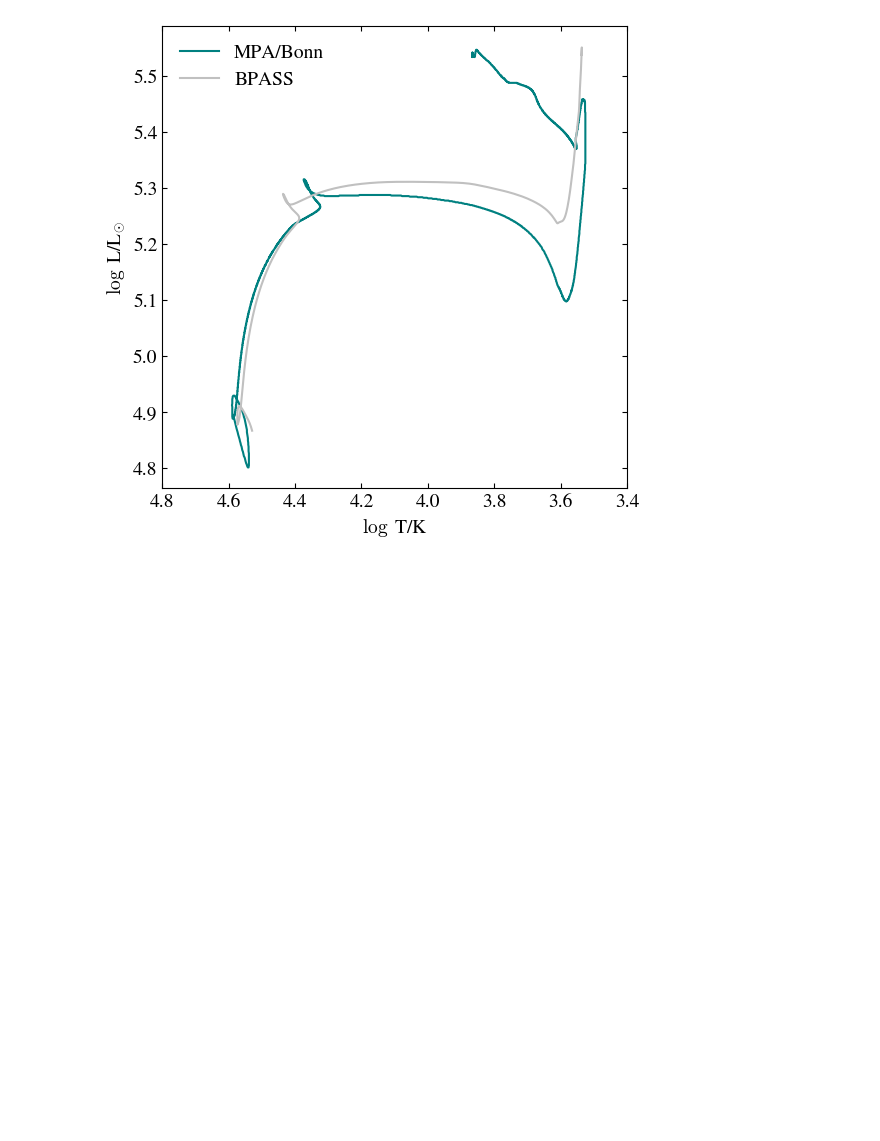
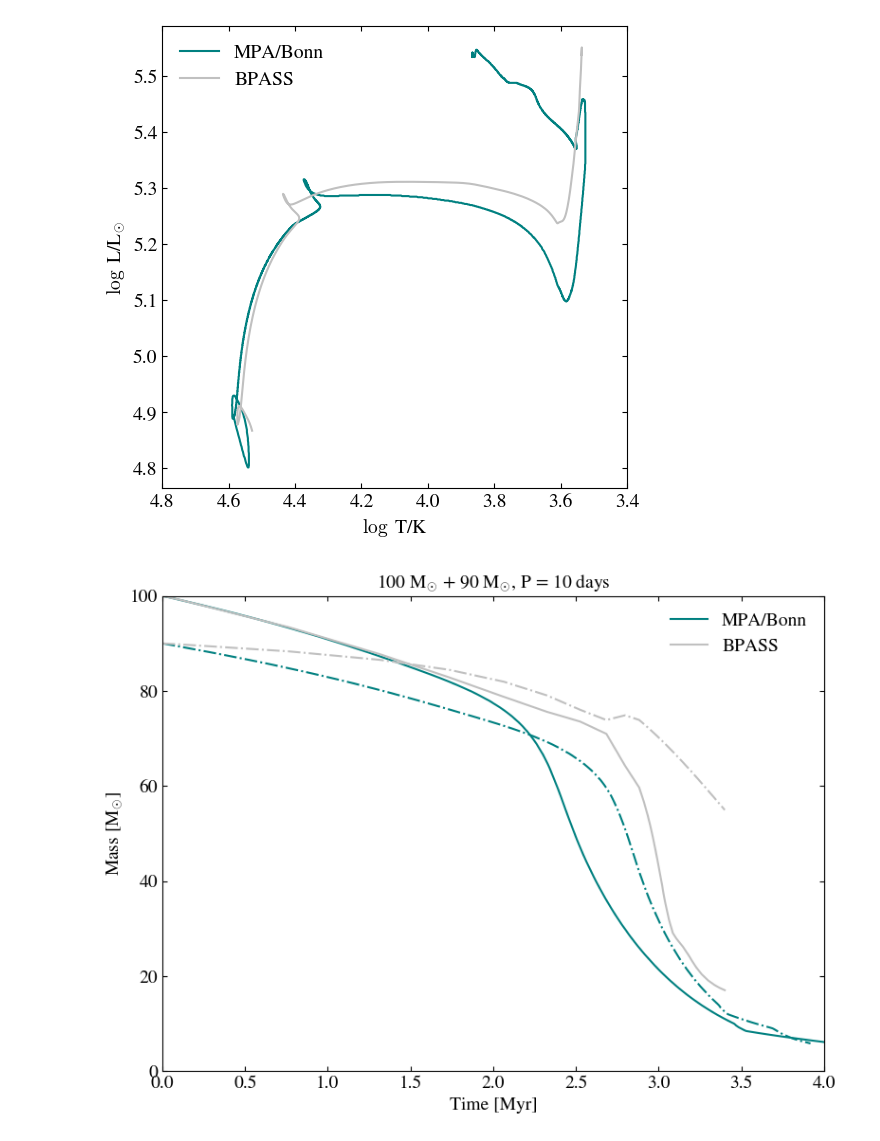
Before and after one commit to arsenal-popsynth/arsenal_gear, a Jupyter notebook: paper_plots.ipynb, the cells around one changed output. Saved outputs shown, nothing was run; the diff lists cells and outputs as text; code cells hidden in the pictures; blank space fills up the shorter version.

Commit message:
Add converter for binary MPA/Bonn models

```diff
--- a/paper_plots.ipynb
+++ b/paper_plots.ipynb
@@ -169,3 +169,28 @@ plt.legend(frameon=False, fontsize=14)
 plt.show()
 # %% [output]
 [figure]
+# %%
+df_1 = pd.read_pickle('/scratch/cournoyc/arsenal/MPA/binaries_MW.pkl.gz', compression="gzip")
+_mask_1 = np.where(df_1.model == '10000_090_100')[0]
+df_2 = pd.read_pickle('/home/cournoyc/arsenal/arsenal_gear/arsenal_gear/binary_evolution/data/BPASS/binaries_z014.pkl.gz', compression="gzip")
+_mask_2 = np.where(df_2.model == '10000_090_100')[0]
+# %%
+matplotlib.rcParams['font.family'] = 'STIXGeneral'
+
+plt.figure(figsize=(8, 6))
+plt.tick_params(which='both', direction='in', top=True, right=True, labelsize=14)
+plt.plot(df_1.time[_mask_1]/1e6, df_1.p_mass[_mask_1], color='teal', label='MPA/Bonn')
+plt.plot(df_1.time[_mask_1]/1e6, df_1.s_mass[_mask_1], color='teal', linestyle='-.')
+plt.plot(df_2.time[_mask_2]/1e6, df_2.p_mass[_mask_2], color='silver', label='BPASS')
+plt.plot(df_2.time[_mask_2]/1e6, df_2.s_mass[_mask_2], color='silver', linestyle='-.')
+#plt.xscale('log')
+plt.xlim(0, 4)
+plt.ylim(0, 100)
+plt.xlabel('Time [Myr]', fontsize=14)
+plt.ylabel(r'Mass [M$_{\odot}$]', fontsize=14)
+plt.legend(frameon=False, fontsize=14)
+plt.title(r'100 M$_{\odot}$ + 90 M$_{\odot}$, P = 10 days', fontsize=14)
+plt.tight_layout()
+plt.show()
+# %% [output]
+[figure, added]
```
Also changed, not shown: parts of 2 cells of this notebook, 1 other file.
